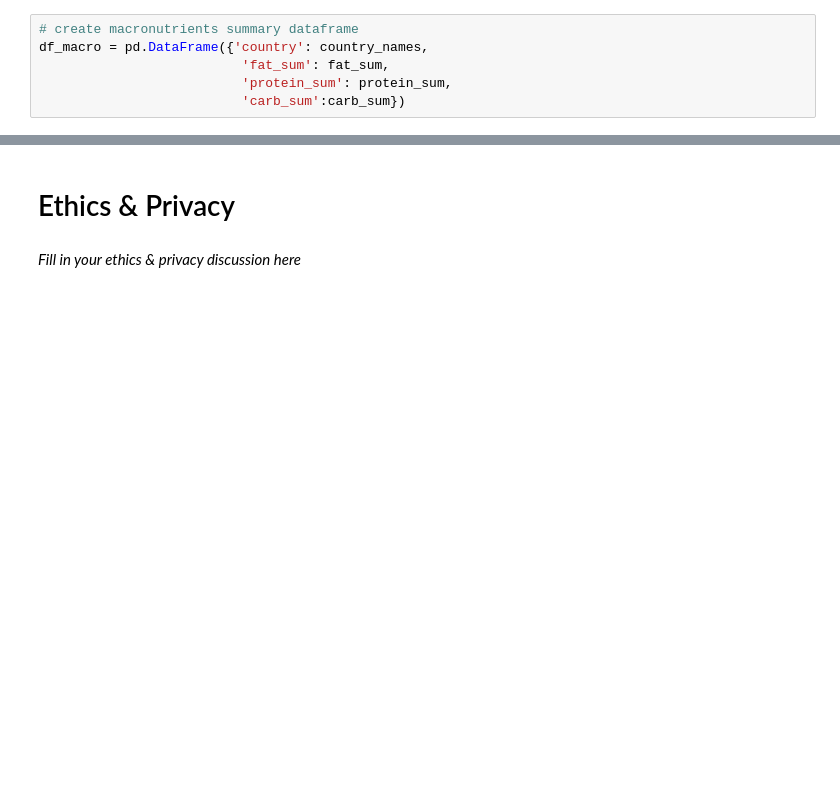
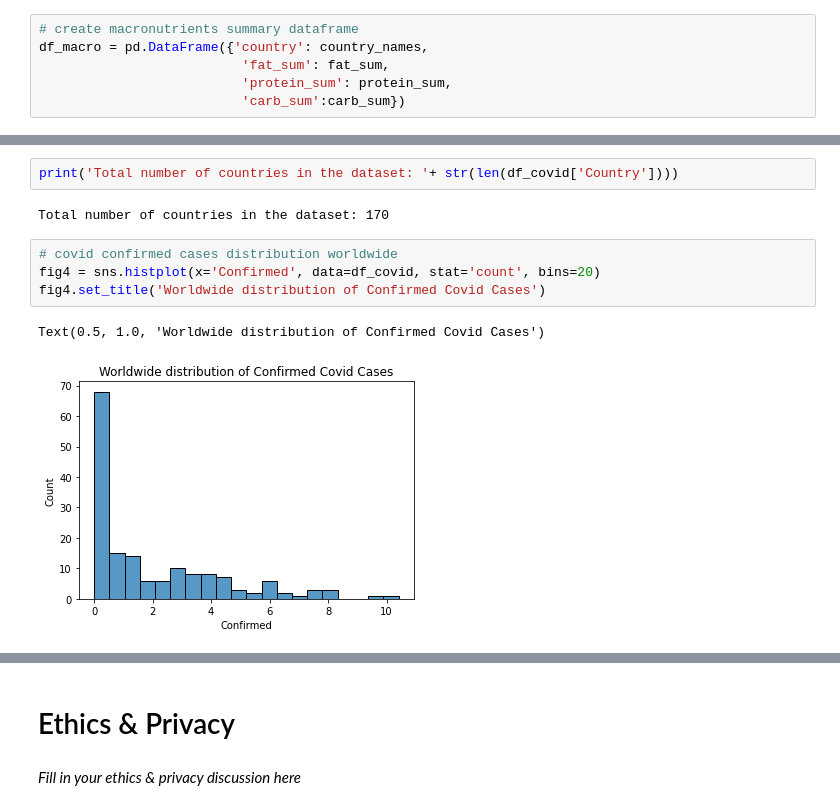
Before and after one commit to chwheo/cogs108-final-project, a Jupyter notebook: FinalProjectGroup061Sp22.ipynb, the cells around one changed output, grey strips where cells are left out. Drawn from its saved outputs; the diff is of its cells as text; blank space fills up the shorter version.

```diff
--- a/FinalProjectGroup061Sp22.ipynb
+++ b/FinalProjectGroup061Sp22.ipynb
@@ -307,0 +384,11 @@ df_macro
+# %%
+print('Total number of countries in the dataset: '+ str(len(df_covid['Country'])))
+# %% [output]
+Total number of countries in the dataset: 170
+# %%
+# covid confirmed cases distribution worldwide
+fig4 = sns.histplot(x='Confirmed', data=df_covid, stat='count', bins=20)
+fig4.set_title('Worldwide distribution of Confirmed Covid Cases')
+# %% [output]
+Text(0.5, 1.0, 'Worldwide distribution of Confirmed Covid Cases')
+[figure, added]
```
Also changed, not shown: parts of 14 cells of this notebook.
